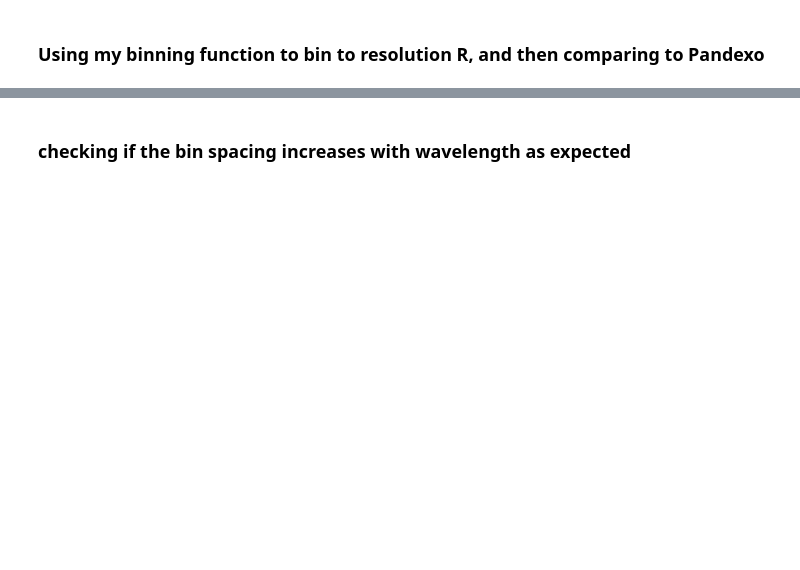
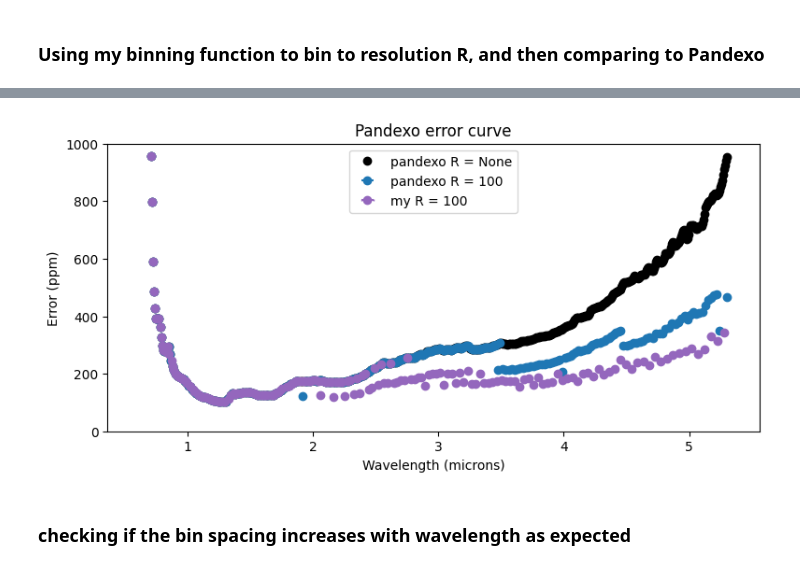
Before and after one commit to steph-coffey/first-year-project, a Jupyter notebook: binning errors.ipynb, the cells around one changed output, grey strips where cells are left out. Cells and saved outputs as stored; diff of their text form; code cells hidden in the pictures; blank space fills up the shorter version.

```diff
--- a/binning errors.ipynb
+++ b/binning errors.ipynb
@@ -68,3 +70,24 @@ plt.show()
+# %%
+plt.figure(figsize = (9,4))
+
+# need to half the bin widths for errorbar plotting
+plt.errorbar(x100, e100, None, np.array(pandexo_bin_widths)/2, 'o', c = 'tab:blue', label = 'pandexo R = 100')
+plt.errorbar(new_wave, new_errs, None, np.array(dellambs)/2, 'o', capsize = 1, c = 'tab:purple', label = 'my R = 100')
+plt.plot(x, e, 'o', c = 'black', label = 'pandexo R = None')
+
+# Axes limits
+#plt.xlim(2,3)
+plt.ylim(0, 1000)
+
+# Labels
+plt.title('Pandexo error curve')
+plt.xlabel('Wavelength (microns)')
+plt.ylabel('Error (ppm)')
+
+plt.legend()
+plt.show()
+# %% [output]
+[figure, added]
 # %% [markdown]
 ### checking if the bin spacing increases with wavelength as expected
 # %%
```
Also changed, not shown: parts of 20 cells of this notebook, 8 other files.
